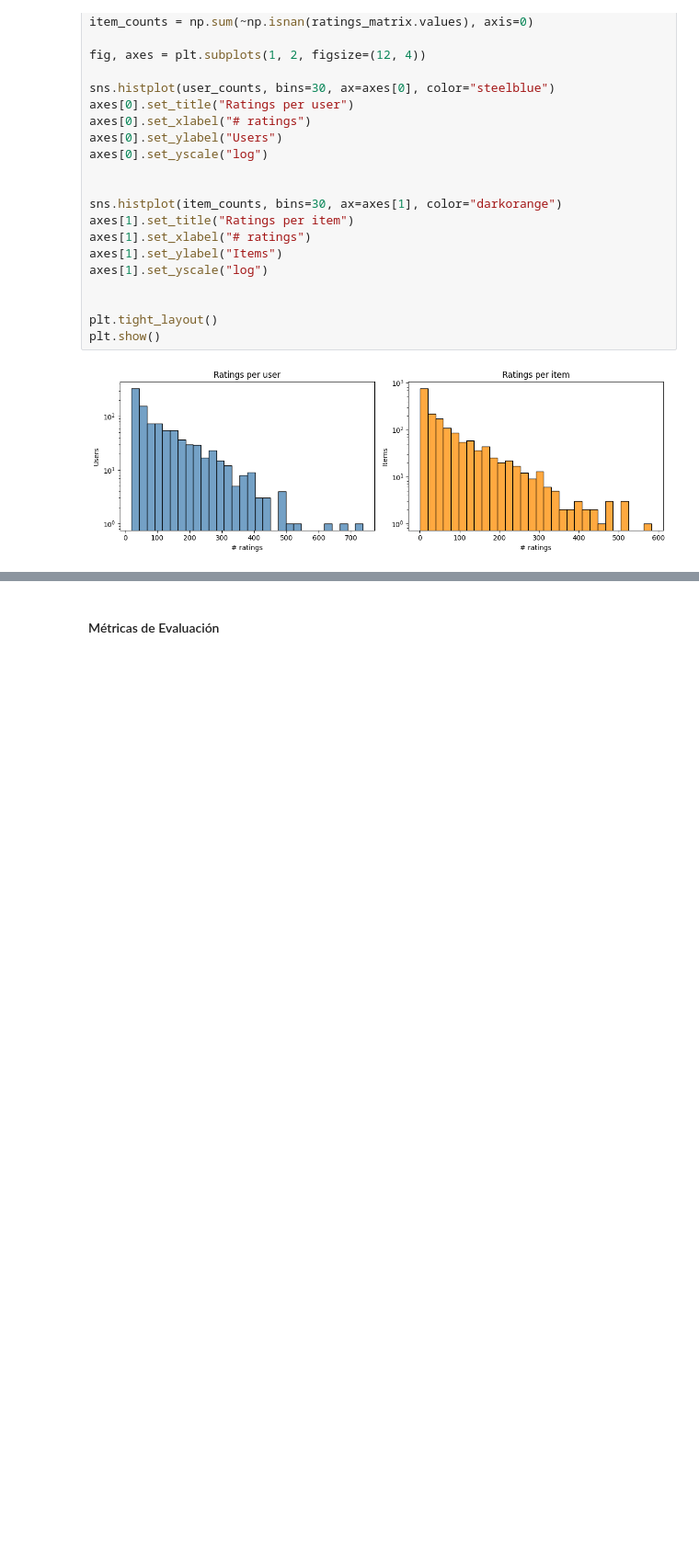
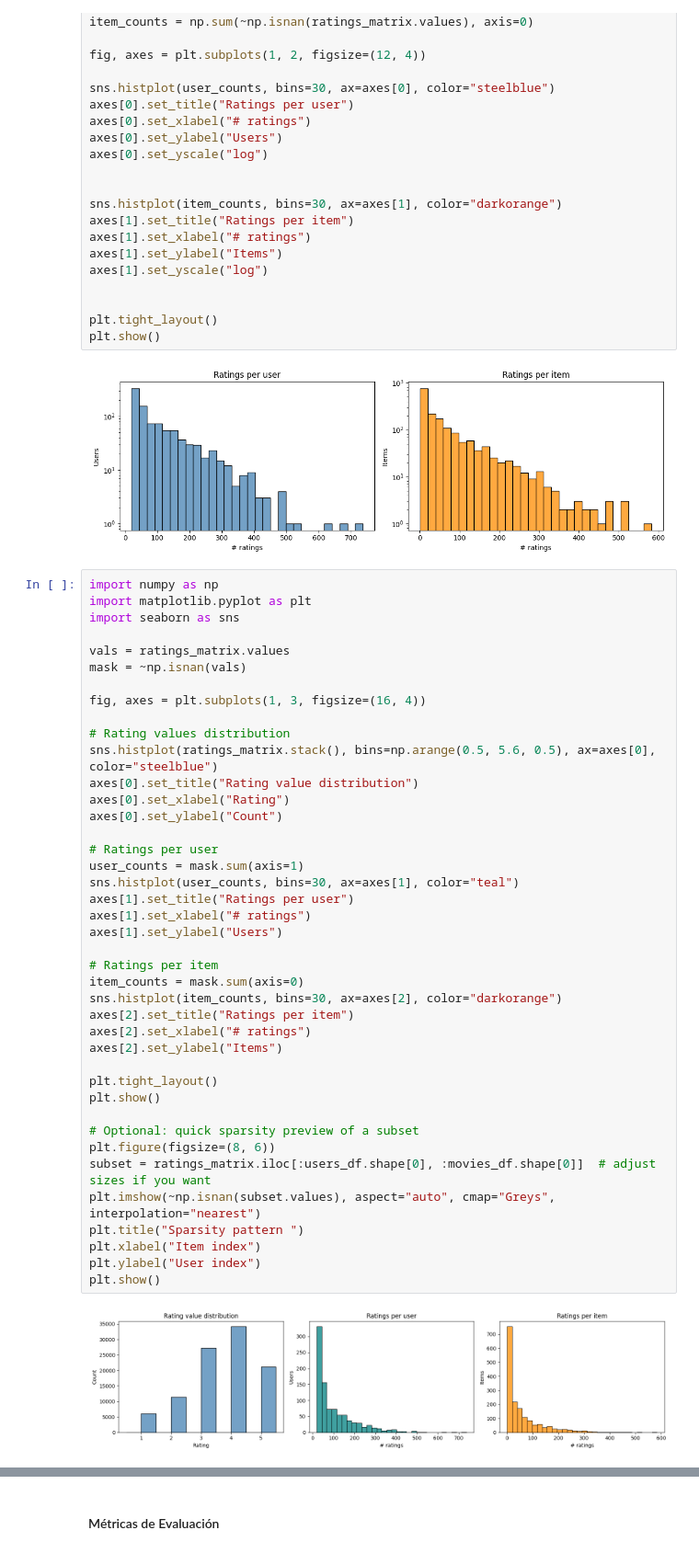
Before and after one commit to IagoArias/Fairness-is-Recommendation-Systems, a Jupyter notebook: notebooks/Comienzo.ipynb, the cells around one changed output, grey strips where cells are left out. Shown at 92% size. Saved outputs shown, nothing was run; the diff lists cells and outputs as text; blank space fills up the shorter version.

```diff
--- a/notebooks/Comienzo.ipynb
+++ b/notebooks/Comienzo.ipynb
@@ -125,3 +128,46 @@ plt.tight_layout()
 plt.show()
 # %% [output]
 [figure]
+# %%
+import numpy as np
+import matplotlib.pyplot as plt
+import seaborn as sns
+
+vals = ratings_matrix.values
+mask = ~np.isnan(vals)
+
+fig, axes = plt.subplots(1, 3, figsize=(16, 4))
+
+# Rating values distribution
+sns.histplot(ratings_matrix.stack(), bins=np.arange(0.5, 5.6, 0.5), ax=axes[0], color="steelblue")
+axes[0].set_title("Rating value distribution")
+axes[0].set_xlabel("Rating")
+axes[0].set_ylabel("Count")
+
+# Ratings per user
+user_counts = mask.sum(axis=1)
+sns.histplot(user_counts, bins=30, ax=axes[1], color="teal")
+axes[1].set_title("Ratings per user")
+axes[1].set_xlabel("# ratings")
+axes[1].set_ylabel("Users")
+
+# Ratings per item
+item_counts = mask.sum(axis=0)
+sns.histplot(item_counts, bins=30, ax=axes[2], color="darkorange")
+axes[2].set_title("Ratings per item")
+axes[2].set_xlabel("# ratings")
+axes[2].set_ylabel("Items")
+
+plt.tight_layout()
+plt.show()
+
+# Optional: quick sparsity preview of a subset
+plt.figure(figsize=(8, 6))
+subset = ratings_matrix.iloc[:users_df.shape[0], :movies_df.shape[0]]  # adjust sizes if you want
+plt.imshow(~np.isnan(subset.values), aspect="auto", cmap="Greys", interpolation="nearest")
+plt.title("Sparsity pattern ")
+plt.xlabel("Item index")
+plt.ylabel("User index")
+plt.show()
+# %% [output]
+[figure, added]
```
Also changed, not shown: parts of 2 cells of this notebook, 3 other files.
